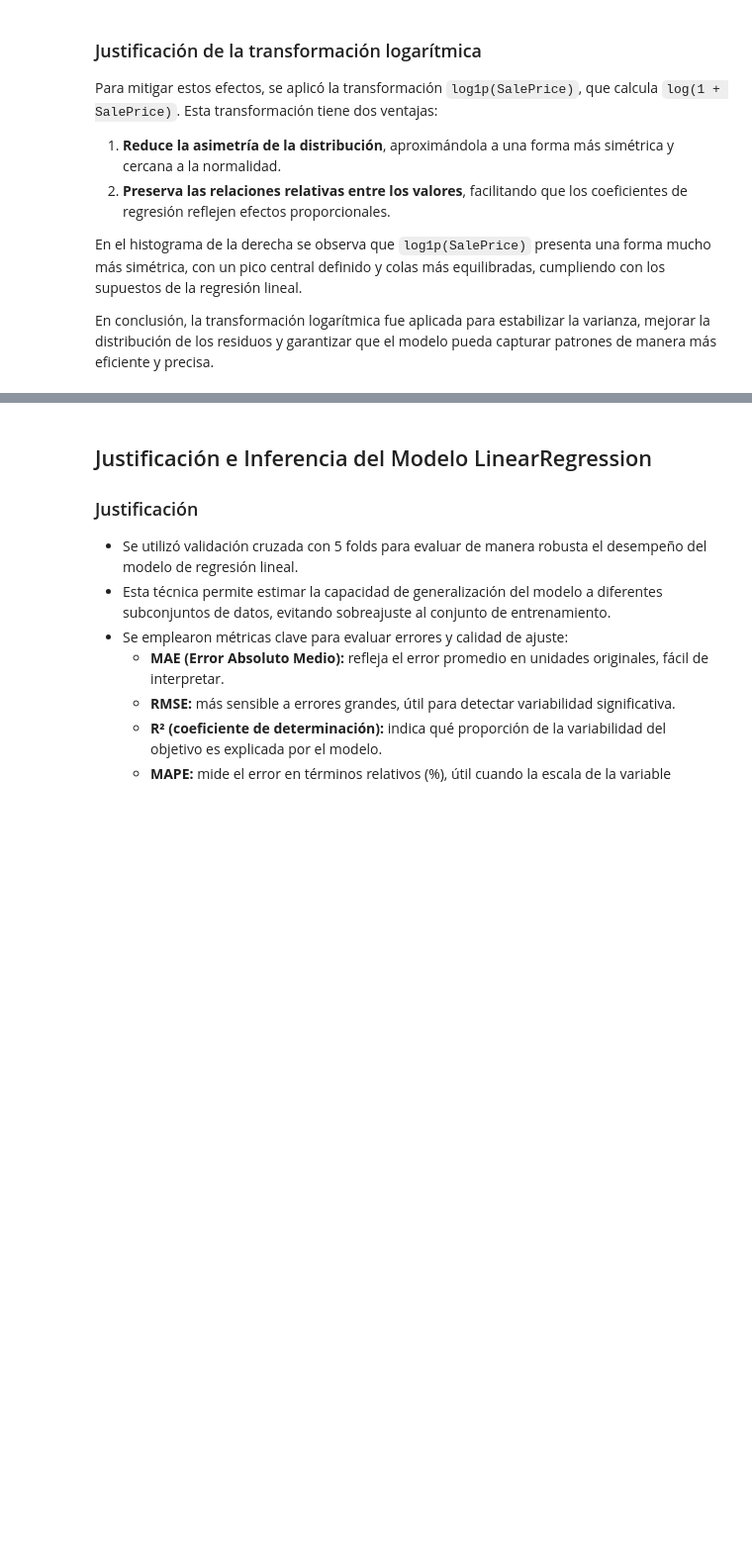
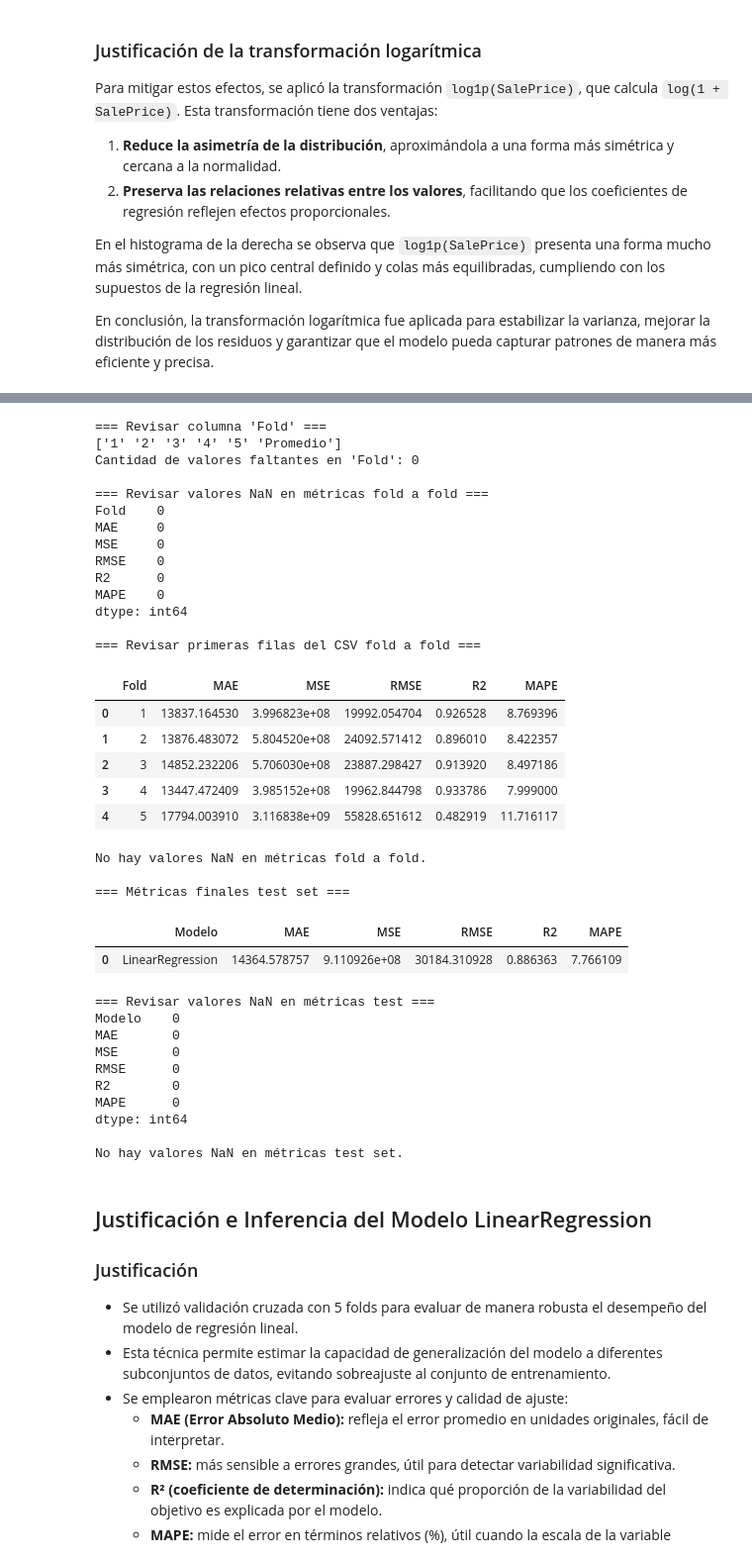
Before and after one commit to johanstevenbejarano/Teoria-de-Aprendizaje-Maquina, a Jupyter notebook: Parcial_1_TAM_2025-1/notebooks/LinearRegressor_Model.ipynb, the cells around one changed output, grey strips where cells are left out. Shown at 99% size. Cells and saved outputs as stored; diff of their text form; code cells hidden in the pictures; blank space fills up the shorter version.

```diff
--- a/Parcial_1_TAM_2025-1/notebooks/LinearRegressor_Model.ipynb
+++ b/Parcial_1_TAM_2025-1/notebooks/LinearRegressor_Model.ipynb
@@ -478,3 +472,75 @@ files.download(csv_path)
+# %%
+import pandas as pd
+
+# Cargar resultados fold a fold
+df_cv = pd.read_csv("data/resultados_lr_original_scale.csv")
+
+print("=== Revisar columna 'Fold' ===")
+print(df_cv['Fold'].unique())
+print(f"Cantidad de valores faltantes en 'Fold': {df_cv['Fold'].isna().sum()}")
+
+print("\n=== Revisar valores NaN en métricas fold a fold ===")
+print(df_cv.isna().sum())
+
+print("\n=== Revisar primeras filas del CSV fold a fold ===")
+display(df_cv.head())
+
+# Comprobar que las métricas no tienen NaN
+metrics = ['MAE', 'RMSE', 'R2', 'MAPE']
+if df_cv[metrics].isnull().any().any():
+    print("\n¡Atención! Hay valores NaN en métricas fold a fold.")
+else:
+    print("\nNo hay valores NaN en métricas fold a fold.")
+
+# Cargar métricas finales test
+df_test = pd.read_csv("data/resultados_test_lr.csv")
+
+print("\n=== Métricas finales test set ===")
+display(df_test)
+
+print("\n=== Revisar valores NaN en métricas test ===")
+print(df_test.isna().sum())
+
+if df_test[metrics].isnull().any().any():
+    print("\n¡Atención! Hay valores NaN en métricas test set.")
+else:
+    print("\nNo hay valores NaN en métricas test set.")
+# %% [output]
+=== Revisar columna 'Fold' ===
+['1' '2' '3' '4' '5' 'Promedio']
+Cantidad de valores faltantes en 'Fold': 0
+
+=== Revisar valores NaN en métricas fold a fold ===
+Fold    0
+MAE     0
+MSE     0
+RMSE    0
+R2      0
+MAPE    0
+dtype: int64
+
+=== Revisar primeras filas del CSV fold a fold ===
+|  | Fold | MAE | MSE | RMSE | R2 | MAPE |
+| 0 | 1 | 13837.164530 | 3.996823e+08 | 19992.054704 | 0.926528 | 8.769396 |
+| 1 | 2 | 13876.483072 | 5.804520e+08 | 24092.571412 | 0.896010 | 8.422357 |
+| 2 | 3 | 14852.232206 | 5.706030e+08 | 23887.298427 | 0.913920 | 8.497186 |
+| 3 | 4 | 13447.472409 | 3.985152e+08 | 19962.844798 | 0.933786 | 7.999000 |
+| 4 | 5 | 17794.003910 | 3.116838e+09 | 55828.651612 | 0.482919 | 11.716117 |
+No hay valores NaN en métricas fold a fold.
+
+=== Métricas finales test set ===
+|  | Modelo | MAE | MSE | RMSE | R2 | MAPE |
+| 0 | LinearRegression | 14364.578757 | 9.110926e+08 | 30184.310928 | 0.886363 | 7.766109 |
+=== Revisar valores NaN en métricas test ===
+Modelo    0
+MAE       0
+MSE       0
+RMSE      0
+R2        0
+MAPE      0
+dtype: int64
+
+No hay valores NaN en métricas test set.
 # %% [markdown]
 ## Justificación e Inferencia del Modelo LinearRegression
 
```
Also changed, not shown: parts of 2 cells of this notebook.
